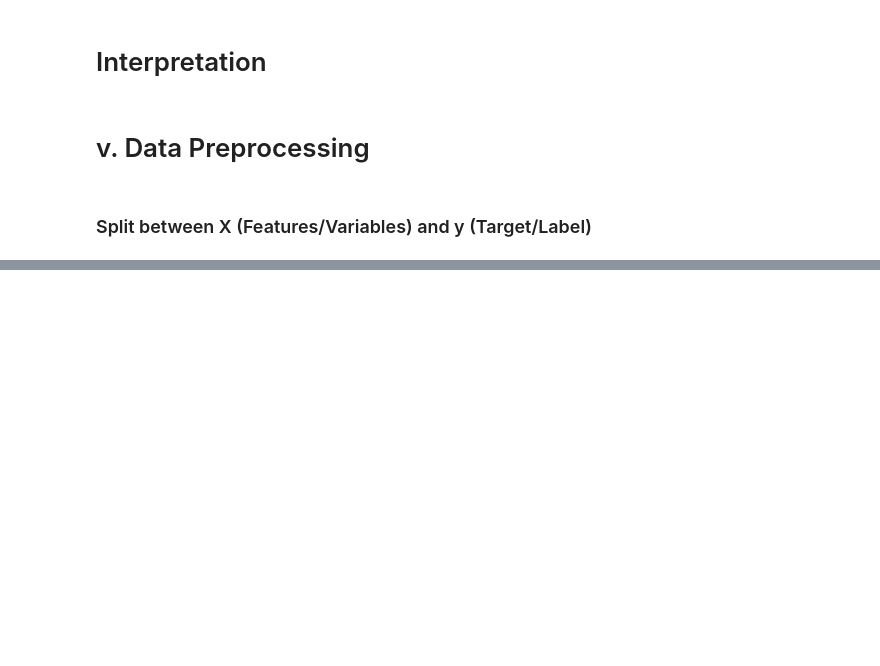
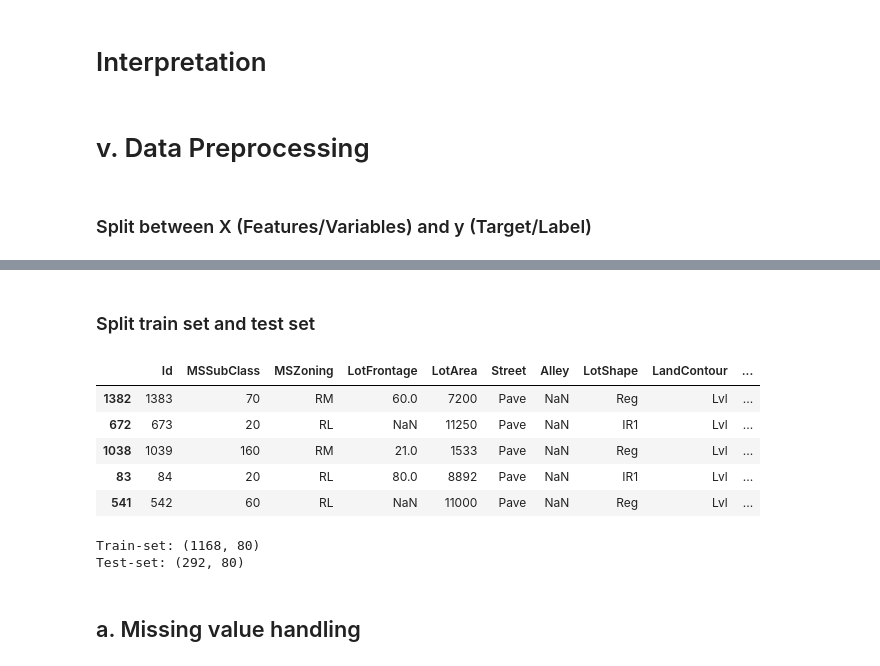
Before and after one commit to jennyaurelia/H8_1033, a Jupyter notebook: final_project/fin_prep.ipynb, the cells around one changed output, grey strips where cells are left out. Cells and saved outputs as stored; diff of their text form; code cells hidden in the pictures; blank space fills up the shorter version.

```diff
--- a/final_project/fin_prep.ipynb
+++ b/final_project/fin_prep.ipynb
@@ -470,3 +441,11 @@ plt.show()
 # v. Data Preprocessing
 # %% [markdown]
 ### Split between X (Features/Variables) and y (Target/Label)
+# %%
+# Split X and y
+X = df.drop(['SalePrice'], axis=1)
+
+y = df['SalePrice']
+
+print(X.columns)
+print(y)
@@ -472,0 +470,22 @@ plt.show()
+# %% [markdown]
+### Split train set and test set
+# %%
+# Train, test, split
+X_train, X_test, y_train, y_test = train_test_split(X, y, test_size=0.2, random_state=70)
+X_train.head()
+# %% [output]
+|  | Id | MSSubClass | MSZoning | LotFrontage | LotArea | Street | Alley | LotShape | LandContour | ... |
+| 1382 | 1383 | 70 | RM | 60.0 | 7200 | Pave | NaN | Reg | Lvl | ... |
+| 672 | 673 | 20 | RL | NaN | 11250 | Pave | NaN | IR1 | Lvl | ... |
+| 1038 | 1039 | 160 | RM | 21.0 | 1533 | Pave | NaN | Reg | Lvl | ... |
+| 83 | 84 | 20 | RL | 80.0 | 8892 | Pave | NaN | IR1 | Lvl | ... |
+| 541 | 542 | 60 | RL | NaN | 11000 | Pave | NaN | Reg | Lvl | ... |
+# %%
+# Check shape
+print('Train-set:',X_train.shape)
+print('Test-set:',X_test.shape)
+# %% [output]
+Train-set: (1168, 80)
+Test-set: (292, 80)
+# %% [markdown]
+## a. Missing value handling
```
Also changed, not shown: parts of 19 cells of this notebook, 1 other file.
